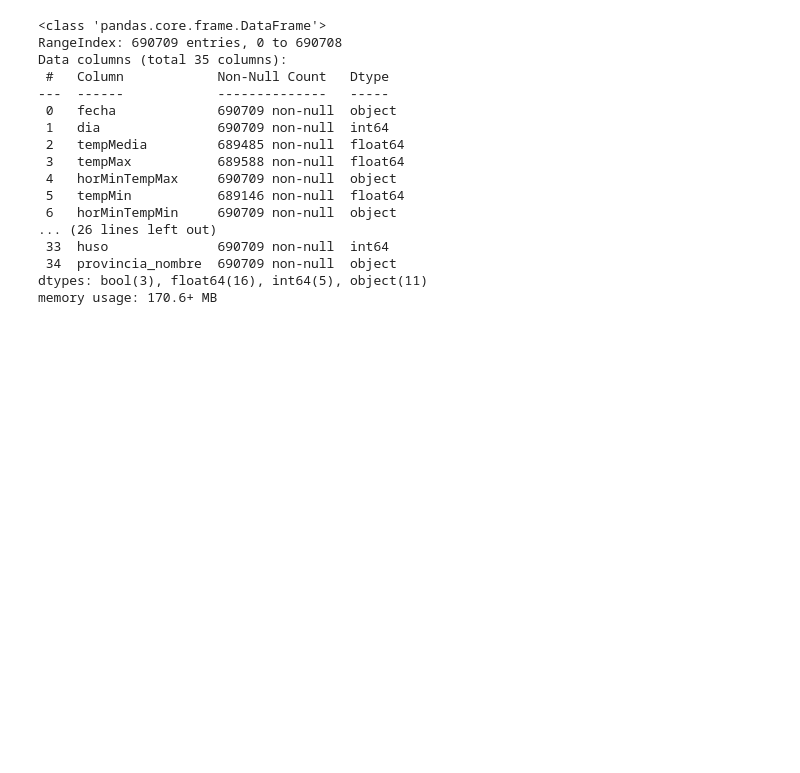
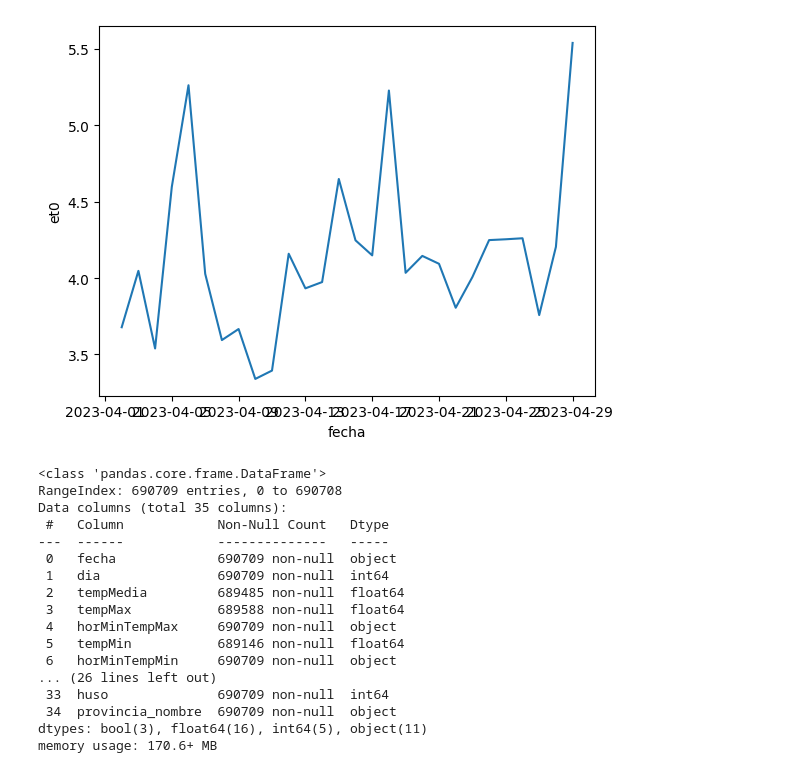
Before and after one commit to lolagj/TFM-Sistema-Riego-Agricola, a Jupyter notebook: notebooks/despliegue/app.ipynb, the cells around one changed output. Cells and saved outputs as stored; diff of their text form; code cells hidden in the pictures; blank space fills up the shorter version.

```diff
--- a/notebooks/despliegue/app.ipynb
+++ b/notebooks/despliegue/app.ipynb
@@ -8,3 +8,7 @@ import pandas as pd
 from datetime import date
 # %%
 df = pd.read_csv("../../data/processed/datos_integrados.csv", sep =";")
+# %%
+df['fecha']= pd.to_datetime(df['fecha'])
+# %%
+histo = df[(df['fecha']>"2023-04-01") & (df['fecha']<"2023-04-30") & (df['nombre']=="Adra")][['fecha','et0']]
@@ -11,3 +39,9 @@ df = pd.read_csv("../../data/processed/datos_integrados.csv", sep =";")
+# %%
+fig, ax = plt.subplots()
+sns.lineplot(data= histo, x= 'fecha', y= 'et0')
+plt.show()
+# %% [output]
+[figure, added]
 # %%
 df.info()
 # %% [output]
```
Also changed, not shown: parts of 5 cells of this notebook, 1 other file.
